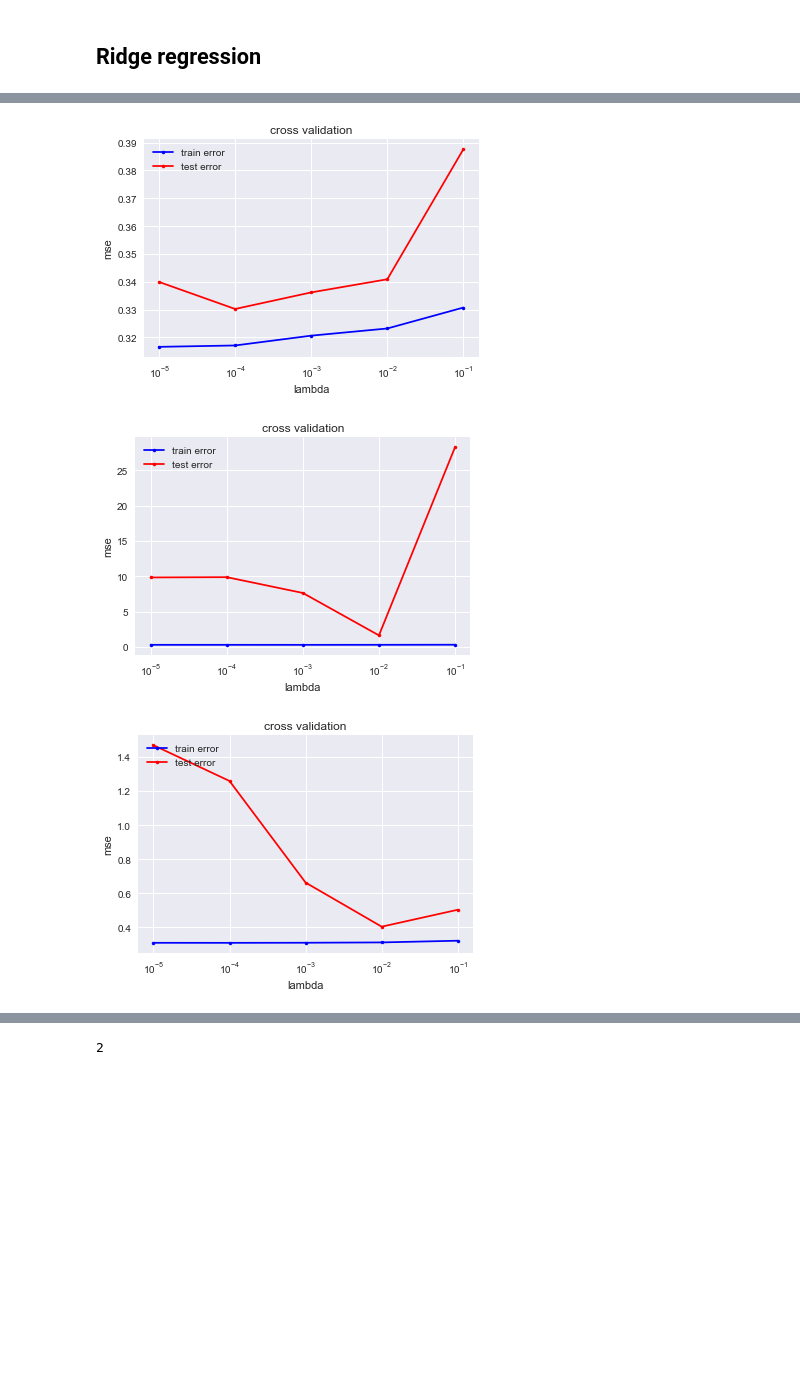
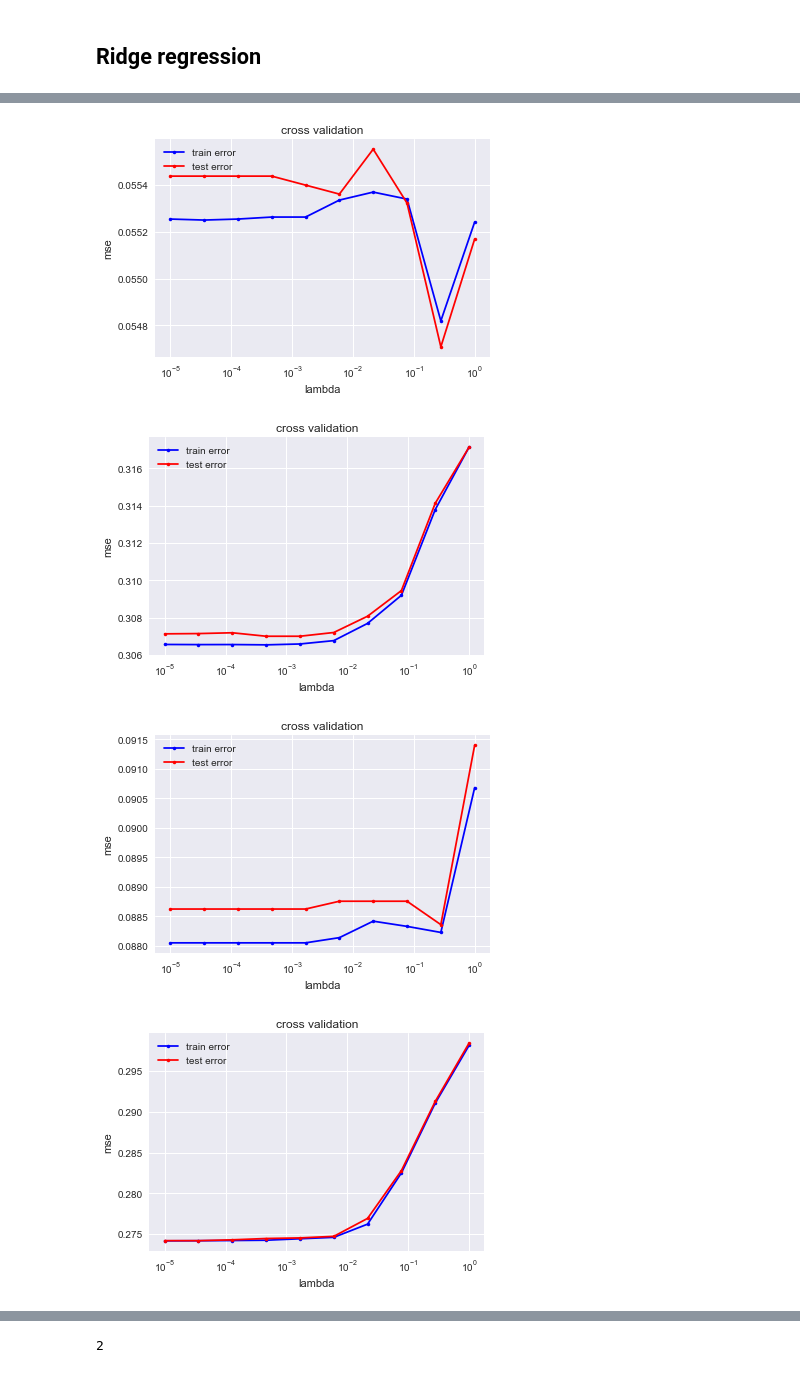
Before and after one commit to inverniz/ML_project, a Jupyter notebook: scripts/Model_building.ipynb, the cells around one changed output, grey strips where cells are left out. Drawn from its saved outputs; the diff is of its cells as text; code cells hidden in the pictures; blank space fills up the shorter version.

```diff
--- a/scripts/Model_building.ipynb
+++ b/scripts/Model_building.ipynb
@@ -195,0 +300,10 @@ cross_validation_visualization(lambdas, rmse_tr, rmse_te)
+# %%
+lambdas = np.logspace(-10,0,30)
+x_jet, y_jet = x_y_for_jet(x,y, 2, True)
+rmse_tr = []
+rmse_te = []
+for lambda_ in lambdas:
+    rmse_tr_, rmse_te_ = cross_validation(y_jet, x_jet, 10, ridge_regression, accuracy, {'lambda_': lambda_}, seed=5)
+    rmse_tr.append(rmse_tr_)
+    rmse_te.append(rmse_te_)
+cross_validation_visualization(lambdas, rmse_tr, rmse_te)
@@ -195,0 +331,10 @@ cross_validation_visualization(lambdas, rmse_tr, rmse_te)
+# %%
+lambdas = np.logspace(-10,0,30)
+x_jet, y_jet = x_y_for_jet(x,y, 2, False)
+rmse_tr = []
+rmse_te = []
+for lambda_ in lambdas:
+    rmse_tr_, rmse_te_ = cross_validation(y_jet, x_jet, 10, ridge_regression, accuracy, {'lambda_': lambda_}, seed=5)
+    rmse_tr.append(rmse_tr_)
+    rmse_te.append(rmse_te_)
+cross_validation_visualization(lambdas, rmse_tr, rmse_te)
@@ -196,25 +343,32 @@ cross_validation_visualization(lambdas, rmse_tr, rmse_te)
 # %%
-lambdas = np.logspace(-5,-1,5)
+lambdas = np.logspace(-5,0,10)
 
 degree = 6
-def x_y_for_jet(x, y):
-    for n in range(4):
-        jet_num = x[:, 22] == n
-        x_jet = x[jet_num]
-        y_jet = y[jet_num]
-        jet_mean = np.mean(x_jet, axis=0)
-        x_jet = x_jet[:, (jet_mean != -999) & (jet_mean != 0) & (jet_mean != n)]
-        yield x_jet, y_jet
+def x_y_for_jet(x, y, n, mass=True):
+    jet_num = x[:, 22] == n
+    if n == 2:
+        jet_num = jet_num | (x[:, 22] == 3)
+    if mass:
+        jet_num = jet_num & (x[:, 0] != -999)
+    else:
+        jet_num = jet_num & (x[:, 0] == -999)
+    x_jet = x[jet_num]
+    y_jet = y[jet_num]
+    jet_mean = np.mean(x_jet, axis=0)
+    x_jet = x_jet[:, (jet_mean != -999) & (jet_mean != 0) & (jet_mean != n)]
+    return x_jet, y_jet
 i = 0
-for x_jet, y_jet in x_y_for_jet(x,y):
-    plt.figure(i)
-    rmse_tr = []
-    rmse_te = []
-    for lambda_ in lambdas:
-        rmse_tr_, rmse_te_ = cross_validation(y_jet, x_jet, 5, ridge_regression_with_poly, compute_mse_with_poly, {'lambda_': lambda_, 'degree': degree}, {'degree': degree}, seed=5)
-        rmse_tr.append(rmse_tr_)
-        rmse_te.append(rmse_te_)
-    cross_validation_visualization(lambdas, rmse_tr, rmse_te)
-    plt.plot()
-    i += 1
+for n in range(3):
+    for mass in [True, False]:
+        x_jet, y_jet = x_y_for_jet(x, y, n, mass)
+        plt.figure(n*2+int(mass))
+        rmse_tr = []
+        rmse_te = []
+        for lambda_ in lambdas:
+            rmse_tr_, rmse_te_ = cross_validation(y_jet, x_jet, 10, ridge_regression, compute_mse, {'lambda_': lambda_}, seed=5)
+            rmse_tr.append(rmse_tr_)
+            rmse_te.append(rmse_te_)
+        cross_validation_visualization(lambdas, rmse_tr, rmse_te)
+        plt.plot()
+        i += 1
 # %% [output]
@@ -222,3 +376,4 @@ for x_jet, y_jet in x_y_for_jet(x,y):
-[figure, old version]
+[figure, new version]
-[figure, old version]
+[figure, new version]
-[figure, old version]
+[figure, new version]
+[figure, added]
```
Also changed, not shown: parts of 24 cells of this notebook, 4 other files.
